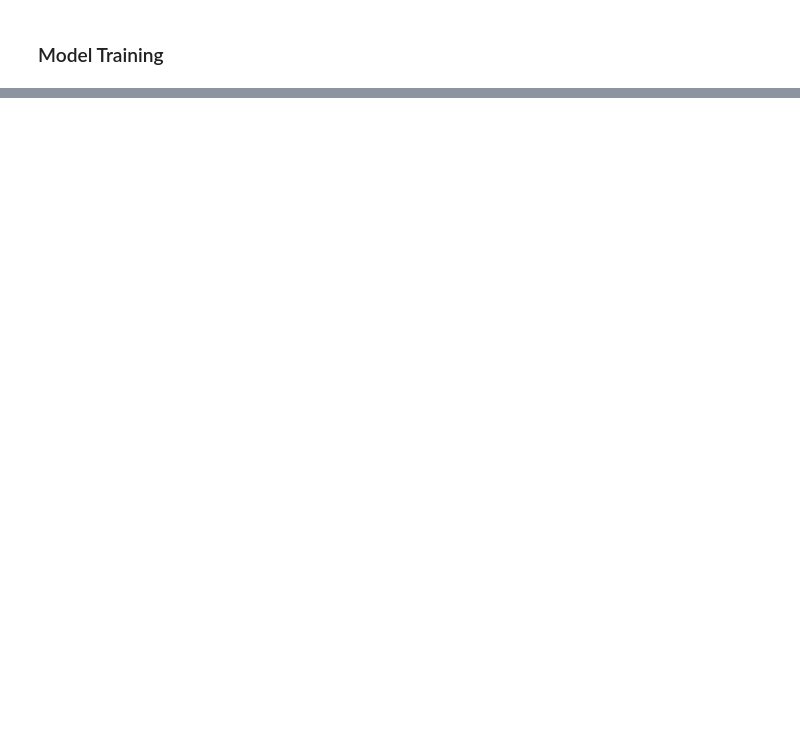
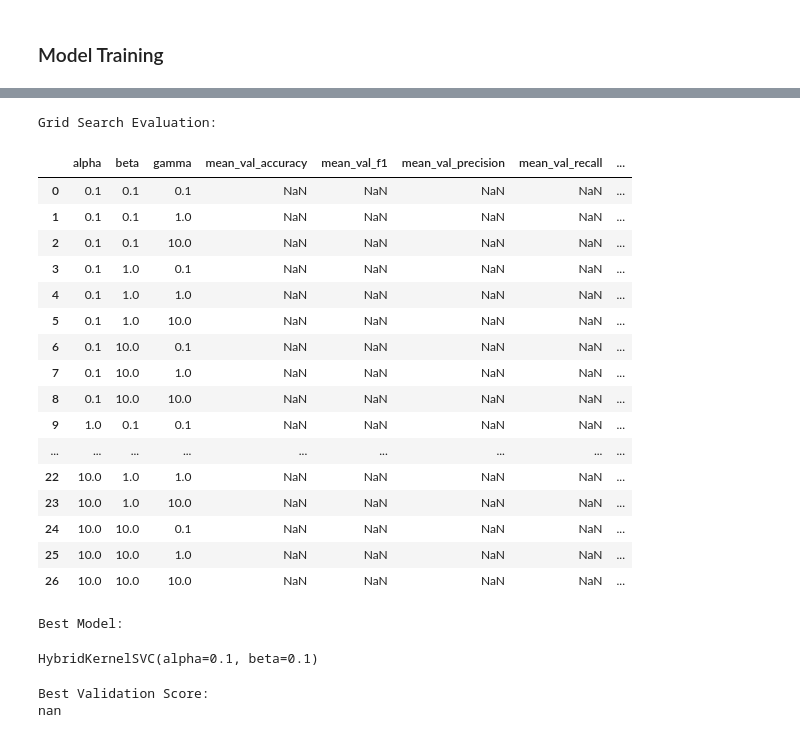
Before and after one commit to Nived04/CS60050_Particle_Collision_Classifier_Course-Asgnmt, a Jupyter notebook: Copy_of_Particle_Collision_SVM.ipynb, the cells around one changed output, grey strips where cells are left out. Saved outputs shown, nothing was run; the diff lists cells and outputs as text; code cells hidden in the pictures; blank space fills up the shorter version.

```diff
--- a/Copy_of_Particle_Collision_SVM.ipynb
+++ b/Copy_of_Particle_Collision_SVM.ipynb
@@ -994,15 +470,0 @@ from sklearn.metrics import make_scorer, accuracy_score, precision_score, recall
-# %%
-from typing import Dict
-import time
-results_cache = {}
-use_random_search = True
-n_iter = 10
-scoring = {
-    'accuracy': make_scorer(accuracy_score),
-    'precision': make_scorer(precision_score),
-    'recall': make_scorer(recall_score),
-    'f1': make_scorer(f1_score),
-    'roc_auc': make_scorer(roc_auc_score)
-}
-# %%
-X_train, X_test, y_train, y_test = train_test_split(X_new, y, test_size=0.2, random_state=RANDOM_STATE, stratify=y)
@@ -1152,0 +585,3 @@ def custom_kernel(X1, X2, alpha=0.5, beta=0.5, gamma=1.0):
+# %%
+X_train_small = X_train.sample(frac=0.05, random_state=RANDOM_STATE)
+y_train_small = y_train.loc[X_train_small.index]
@@ -1152,0 +760,43 @@ def custom_kernel(X1, X2, alpha=0.5, beta=0.5, gamma=1.0):
+# %%
+hybrid_kernel_svc = HybridKernelSVC()
+
+param_grid = {
+    'alpha': [0.1, 1, 10],
+    'beta': [0.1, 1, 10],
+    'gamma': [0.1, 1, 10]
+}
+
+grid_search_model, cv_results = run_grid_search(hybrid_kernel_svc, X_train_small, y_train_small, params = param_grid, scoring = 'accuracy')
+
+print("Grid Search Evaluation:")
+with pd.option_context('display.max_rows', None):
+    display(pd.DataFrame(cv_results))
+
+print("Best Model:")
+display(grid_search_model.best_estimator_)
+
+print("Best Validation Score:")
+print(grid_search_model.best_score_)
+# %% [output]
+Grid Search Evaluation:
+|  | alpha | beta | gamma | mean_val_accuracy | mean_val_f1 | mean_val_precision | mean_val_recall | ... |
+| 0 | 0.1 | 0.1 | 0.1 | NaN | NaN | NaN | NaN | ... |
+| 1 | 0.1 | 0.1 | 1.0 | NaN | NaN | NaN | NaN | ... |
+| 2 | 0.1 | 0.1 | 10.0 | NaN | NaN | NaN | NaN | ... |
+| 3 | 0.1 | 1.0 | 0.1 | NaN | NaN | NaN | NaN | ... |
+| 4 | 0.1 | 1.0 | 1.0 | NaN | NaN | NaN | NaN | ... |
+| 5 | 0.1 | 1.0 | 10.0 | NaN | NaN | NaN | NaN | ... |
+| 6 | 0.1 | 10.0 | 0.1 | NaN | NaN | NaN | NaN | ... |
+| 7 | 0.1 | 10.0 | 1.0 | NaN | NaN | NaN | NaN | ... |
+| 8 | 0.1 | 10.0 | 10.0 | NaN | NaN | NaN | NaN | ... |
+| 9 | 1.0 | 0.1 | 0.1 | NaN | NaN | NaN | NaN | ... |
+| ... | ... | ... | ... | ... | ... | ... | ... | ... |
+| 22 | 10.0 | 1.0 | 1.0 | NaN | NaN | NaN | NaN | ... |
+| 23 | 10.0 | 1.0 | 10.0 | NaN | NaN | NaN | NaN | ... |
+| 24 | 10.0 | 10.0 | 0.1 | NaN | NaN | NaN | NaN | ... |
+| 25 | 10.0 | 10.0 | 1.0 | NaN | NaN | NaN | NaN | ... |
+| 26 | 10.0 | 10.0 | 10.0 | NaN | NaN | NaN | NaN | ... |
+Best Model:
+HybridKernelSVC(alpha=0.1, beta=0.1)
+Best Validation Score:
+nan
```
Also changed, not shown: parts of 73 cells of this notebook.
